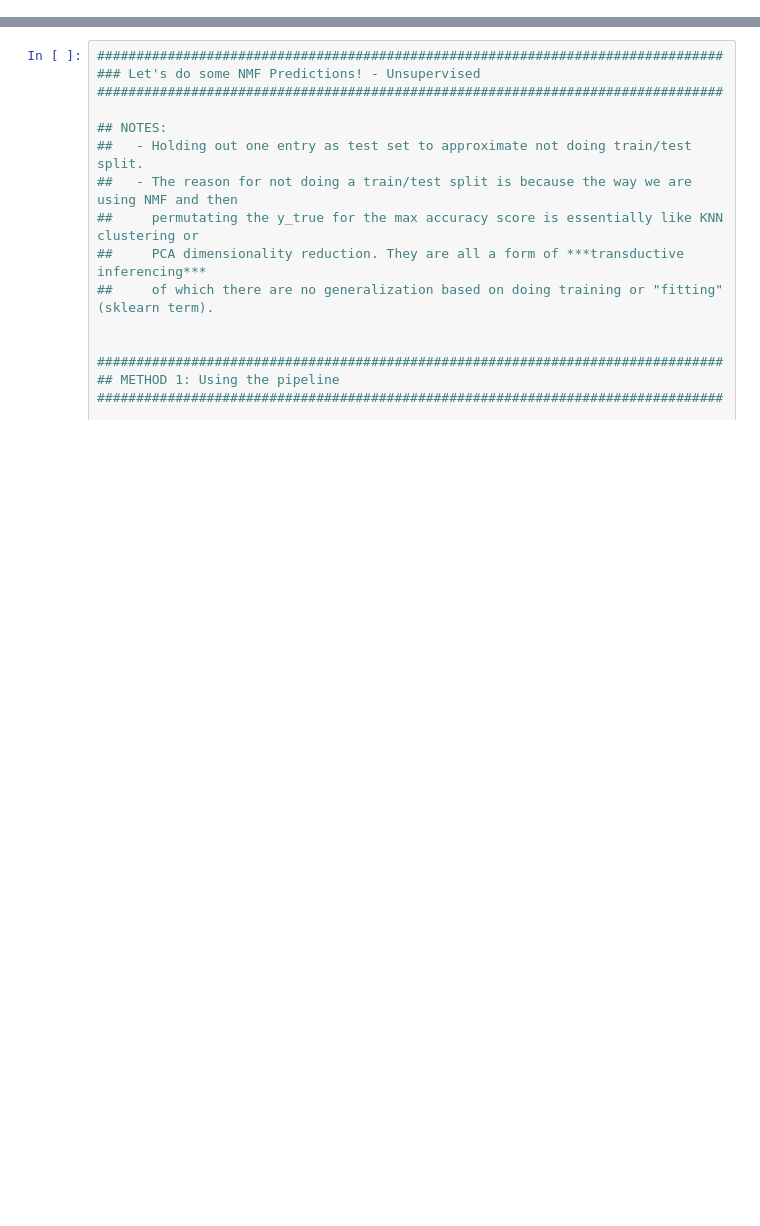
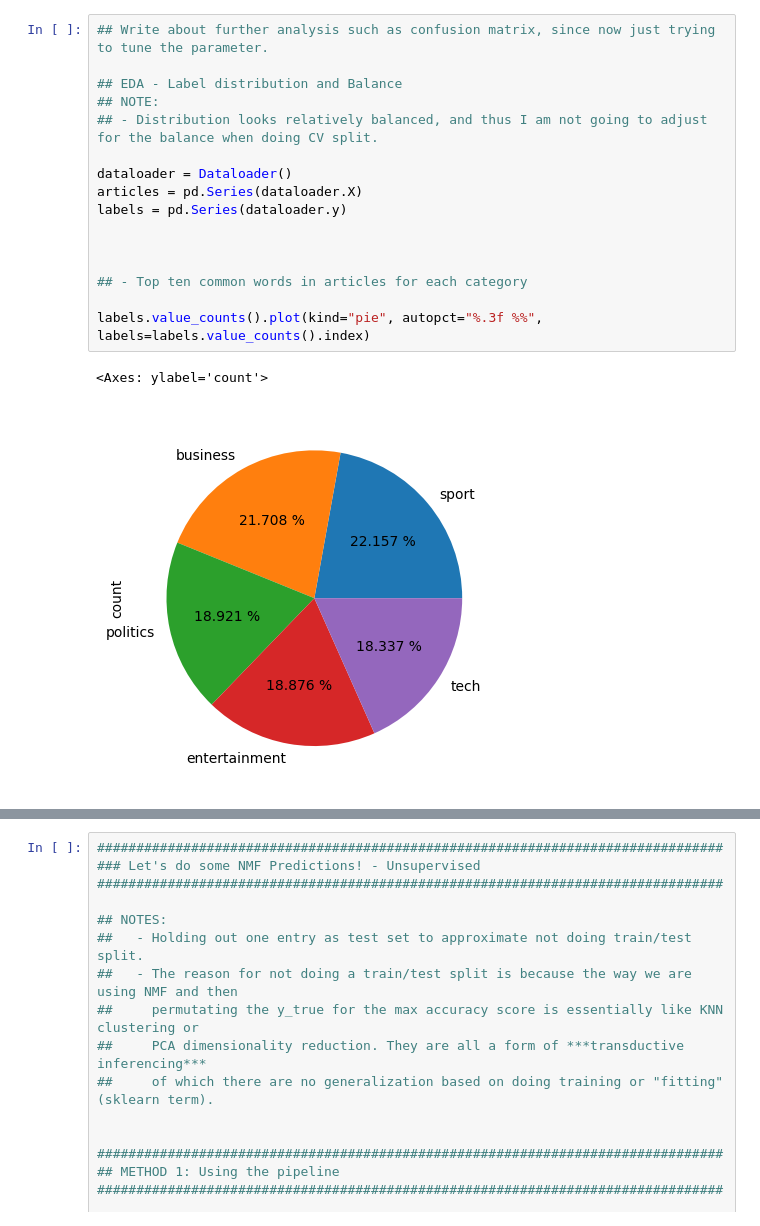
Before and after one commit to anthropikos/kaggle_kernels, a Jupyter notebook: unsupervised-vs-supervised-classification-on-bbc.ipynb, the cells around one changed output, grey strips where cells are left out. Cells and saved outputs as stored; diff of their text form; blank space fills up the shorter version.

```diff
--- a/unsupervised-vs-supervised-classification-on-bbc.ipynb
+++ b/unsupervised-vs-supervised-classification-on-bbc.ipynb
@@ -314,0 +353,19 @@ class Classifier_permute_for_best_mapping(ClassifierMixin, BaseEstimator):
+# %%
+## Write about further analysis such as confusion matrix, since now just trying to tune the parameter.
+
+## EDA - Label distribution and Balance
+## NOTE:
+## - Distribution looks relatively balanced, and thus I am not going to adjust for the balance when doing CV split.
+
+dataloader = Dataloader()
+articles = pd.Series(dataloader.X)
+labels = pd.Series(dataloader.y)
+
+
+
+## - Top ten common words in articles for each category
+
+labels.value_counts().plot(kind="pie", autopct="%.3f %%", labels=labels.value_counts().index)
+# %% [output]
+<Axes: ylabel='count'>
+[figure, added]
```
Also changed, not shown: parts of 23 cells of this notebook.
